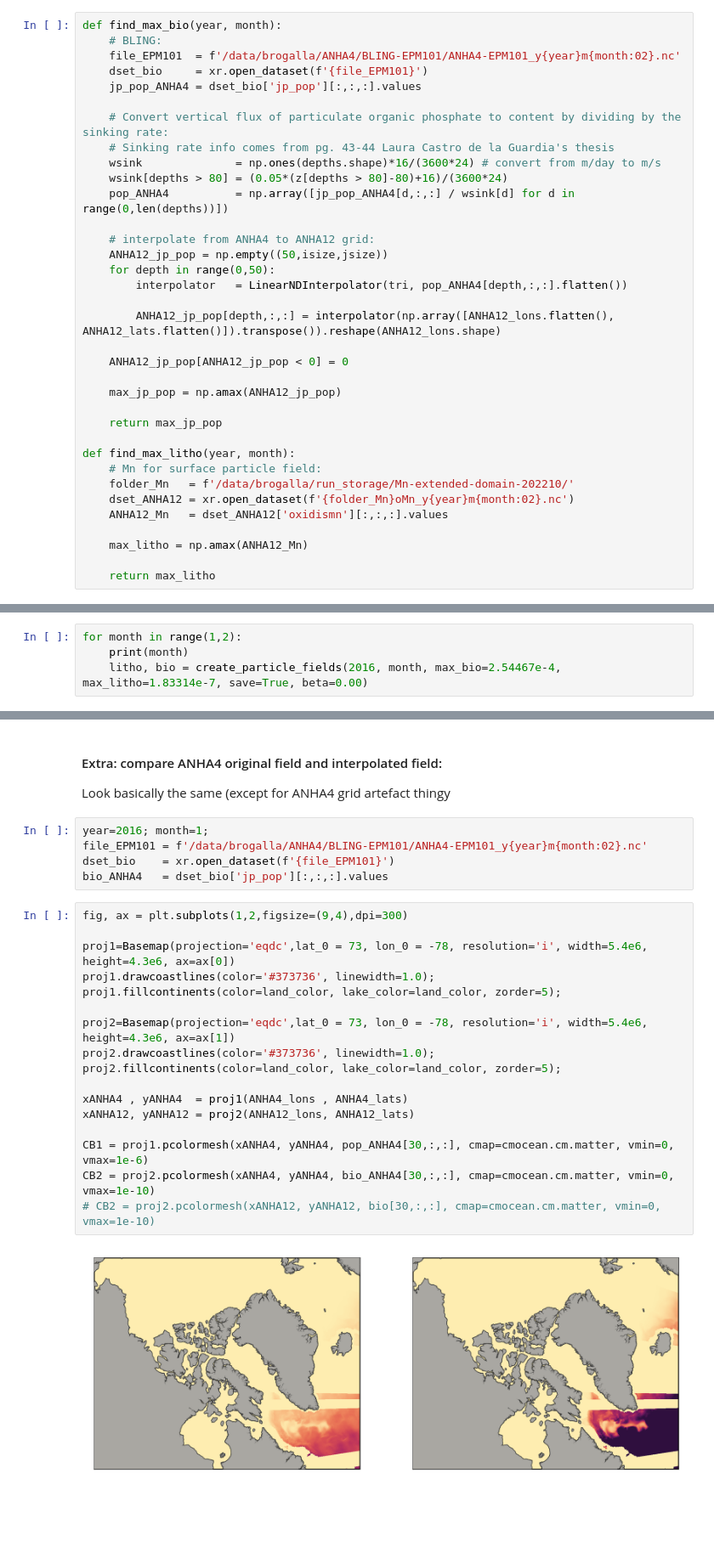
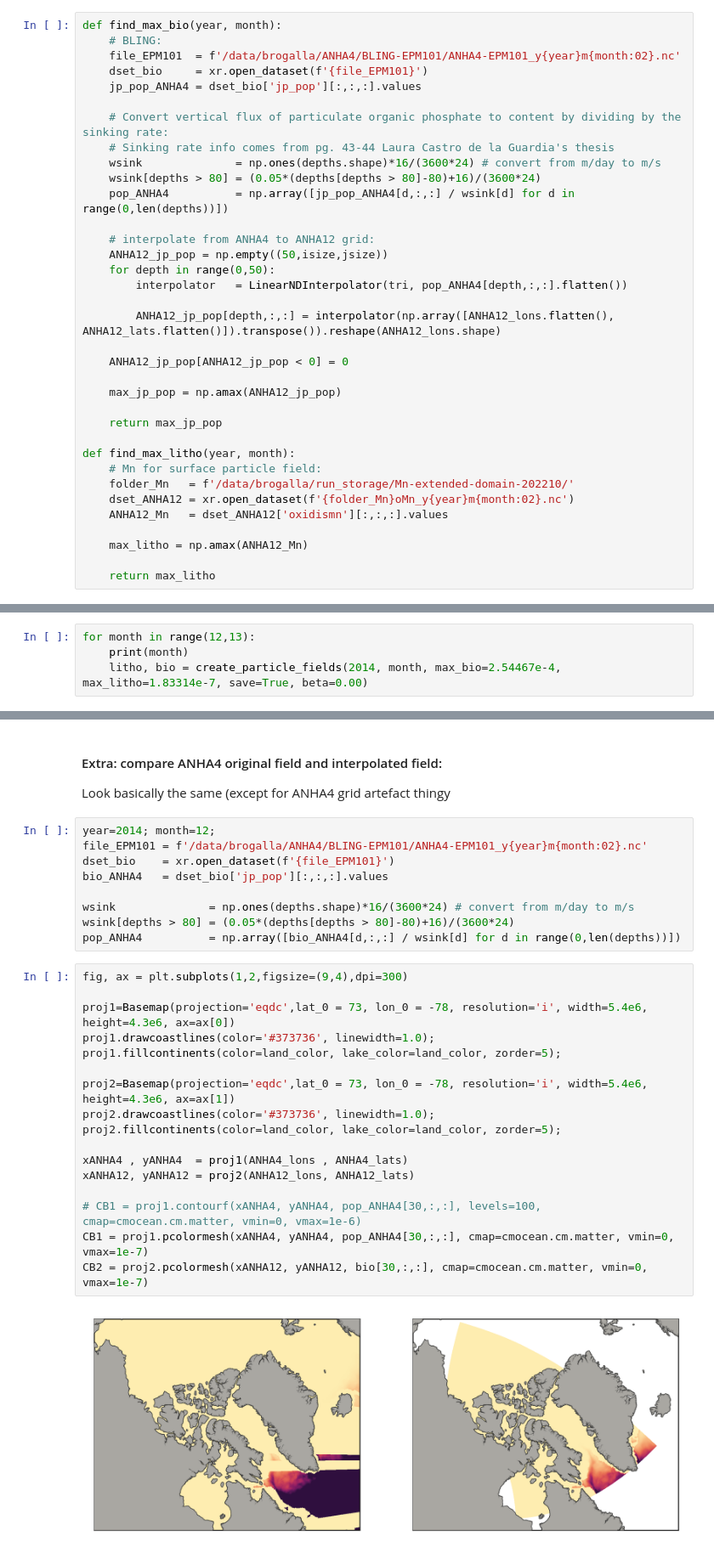
Before and after one commit to UBC-MOAD/analysis-brogalla, a Jupyter notebook: paper3/forcing/scavenging-particle-fields.ipynb, the cells around one changed output, grey strips where cells are left out. Shown at 85% size. Drawn from its saved outputs; the diff is of its cells as text; blank space fills up the shorter version.

Commit message:
corrected scavenging fields created

```diff
--- a/paper3/forcing/scavenging-particle-fields.ipynb
+++ b/paper3/forcing/scavenging-particle-fields.ipynb
@@ -58,7 +58,7 @@ def find_max_bio(year, month):
     # Convert vertical flux of particulate organic phosphate to content by dividing by the sinking rate:
     # Sinking rate info comes from pg. 43-44 Laura Castro de la Guardia's thesis
     wsink              = np.ones(depths.shape)*16/(3600*24) # convert from m/day to m/s
-    wsink[depths > 80] = (0.05*(z[depths > 80]-80)+16)/(3600*24)
+    wsink[depths > 80] = (0.05*(depths[depths > 80]-80)+16)/(3600*24)
     pop_ANHA4          = np.array([jp_pop_ANHA4[d,:,:] / wsink[d] for d in range(0,len(depths))])
 
     # interpolate from ANHA4 to ANHA12 grid:
@@ -217,7 +217,7 @@ print(np.nanmax(max_bio_list), np.nanmax(max_litho_list))
 # %% [markdown]
 Create particle fields and save:
 # %%
-for month in range(1,2):
+for month in range(12,13):
     print(month)
-    litho, bio = create_particle_fields(2016, month, max_bio=2.54467e-4, max_litho=1.83314e-7, save=True, beta=0.00)
+    litho, bio = create_particle_fields(2014, month, max_bio=2.54467e-4, max_litho=1.83314e-7, save=True, beta=0.00)
 # %% [output]
@@ -227,29 +226,33 @@ KeyboardInterrupt:
 #### Extra: compare ANHA4 original field and interpolated field:
 Look basically the same (except for ANHA4 grid artefact thingy
 # %%
-year=2016; month=1;
+year=2014; month=12;
 file_EPM101 = f'/data/brogalla/ANHA4/BLING-EPM101/ANHA4-EPM101_y{year}m{month:02}.nc'
 dset_bio    = xr.open_dataset(f'{file_EPM101}')
 bio_ANHA4   = dset_bio['jp_pop'][:,:,:].values
+
+wsink              = np.ones(depths.shape)*16/(3600*24) # convert from m/day to m/s
+wsink[depths > 80] = (0.05*(depths[depths > 80]-80)+16)/(3600*24)
+pop_ANHA4          = np.array([bio_ANHA4[d,:,:] / wsink[d] for d in range(0,len(depths))])
 # %%
 fig, ax = plt.subplots(1,2,figsize=(9,4),dpi=300)
 
 proj1=Basemap(projection='eqdc',lat_0 = 73, lon_0 = -78, resolution='i', width=5.4e6, height=4.3e6, ax=ax[0])
 proj1.drawcoastlines(color='#373736', linewidth=1.0);
 proj1.fillcontinents(color=land_color, lake_color=land_color, zorder=5);
 
 proj2=Basemap(projection='eqdc',lat_0 = 73, lon_0 = -78, resolution='i', width=5.4e6, height=4.3e6, ax=ax[1])
 proj2.drawcoastlines(color='#373736', linewidth=1.0);
 proj2.fillcontinents(color=land_color, lake_color=land_color, zorder=5);
 
 xANHA4 , yANHA4  = proj1(ANHA4_lons , ANHA4_lats)
 xANHA12, yANHA12 = proj2(ANHA12_lons, ANHA12_lats)
 
-CB1 = proj1.pcolormesh(xANHA4, yANHA4, pop_ANHA4[30,:,:], cmap=cmocean.cm.matter, vmin=0, vmax=1e-6)
-CB2 = proj2.pcolormesh(xANHA4, yANHA4, bio_ANHA4[30,:,:], cmap=cmocean.cm.matter, vmin=0, vmax=1e-10)
-# CB2 = proj2.pcolormesh(xANHA12, yANHA12, bio[30,:,:], cmap=cmocean.cm.matter, vmin=0, vmax=1e-10)
+# CB1 = proj1.contourf(xANHA4, yANHA4, pop_ANHA4[30,:,:], levels=100, cmap=cmocean.cm.matter, vmin=0, vmax=1e-6)
+CB1 = proj1.pcolormesh(xANHA4, yANHA4, pop_ANHA4[30,:,:], cmap=cmocean.cm.matter, vmin=0, vmax=1e-7)
+CB2 = proj2.pcolormesh(xANHA12, yANHA12, bio[30,:,:], cmap=cmocean.cm.matter, vmin=0, vmax=1e-7)
 # %% [output]
-[figure, old version]
+[figure, new version]
 # %%
 fig, ax = plt.subplots(1,2,figsize=(9,4),dpi=300)
 
```
Also changed, not shown: parts of 2 cells of this notebook.
